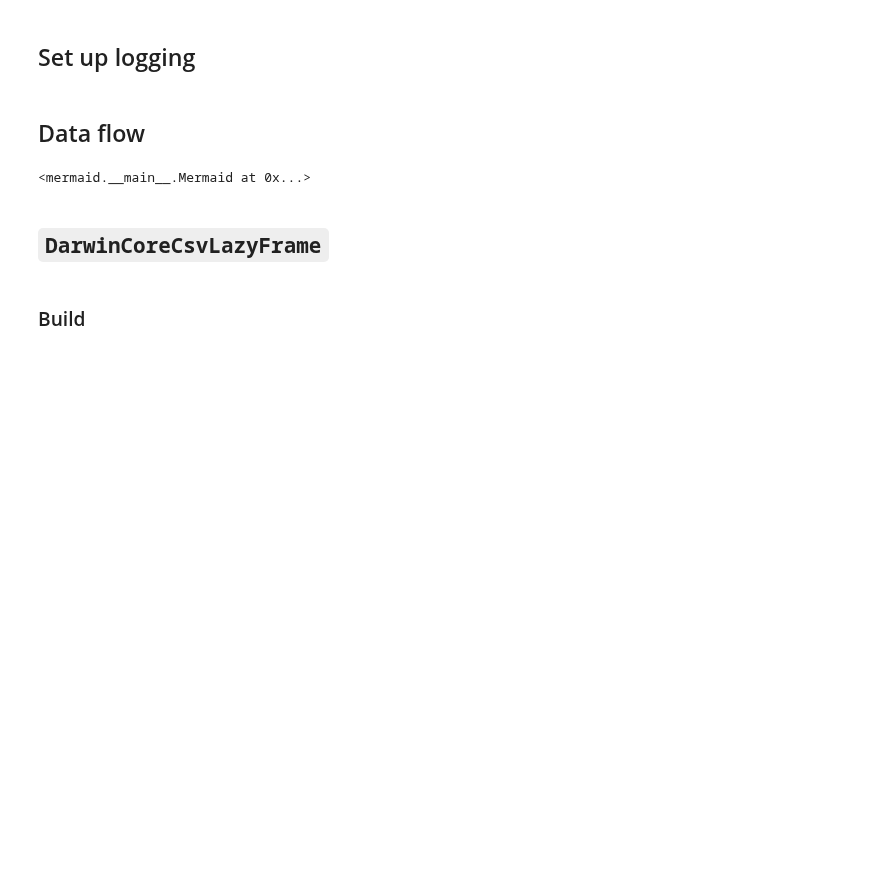
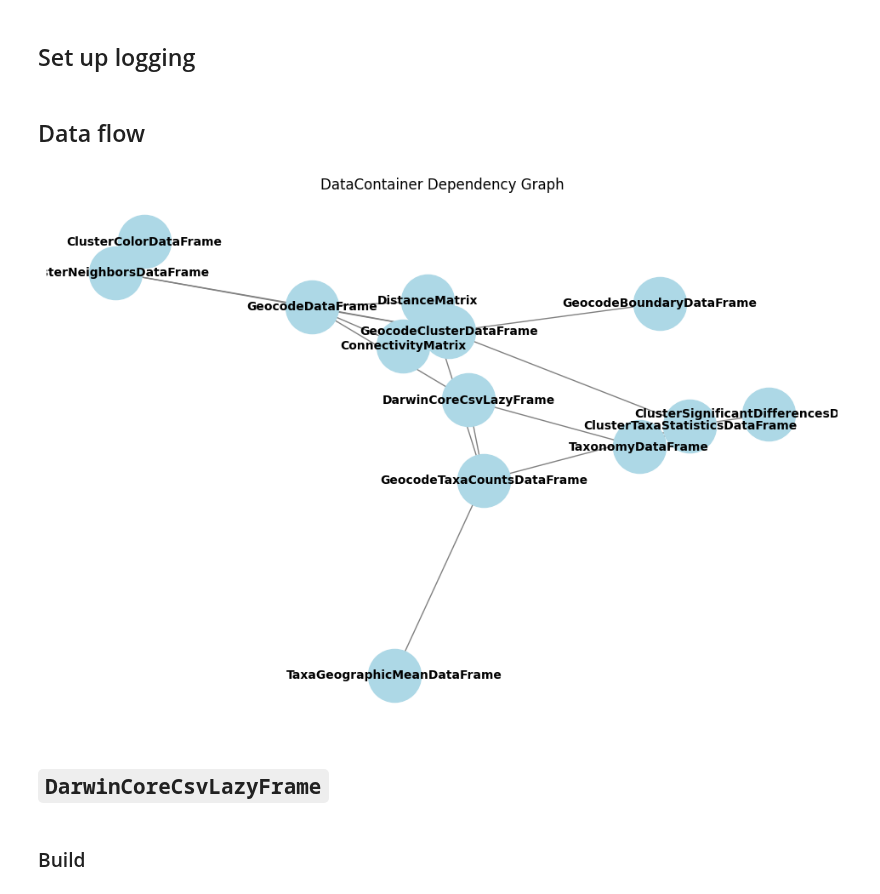
Before and after one commit to frewsxcv/citizen-science-bioregionalization, a Jupyter notebook: Workspace.ipynb, the cells around one changed output. Saved outputs shown, nothing was run; the diff lists cells and outputs as text; code cells hidden in the pictures; blank space fills up the shorter version.

```diff
--- a/Workspace.ipynb
+++ b/Workspace.ipynb
@@ -18,11 +18,11 @@ logging.basicConfig(filename=log_file, encoding="utf-8", level=logging.INFO)
 # %% [markdown]
 ## Data flow
 # %%
-from src.mermaid import build_mermaid_graph
+from src.mermaid import plot_dependency_graph
 
-build_mermaid_graph()
+graph = plot_dependency_graph()
 # %% [output]
-<mermaid.__main__.Mermaid at 0x...>
+[figure, added]
 # %% [markdown]
 ## `DarwinCoreCsvLazyFrame`
 # %% [markdown]
```
Also changed, not shown: parts of 19 cells of this notebook, 6 other files.
